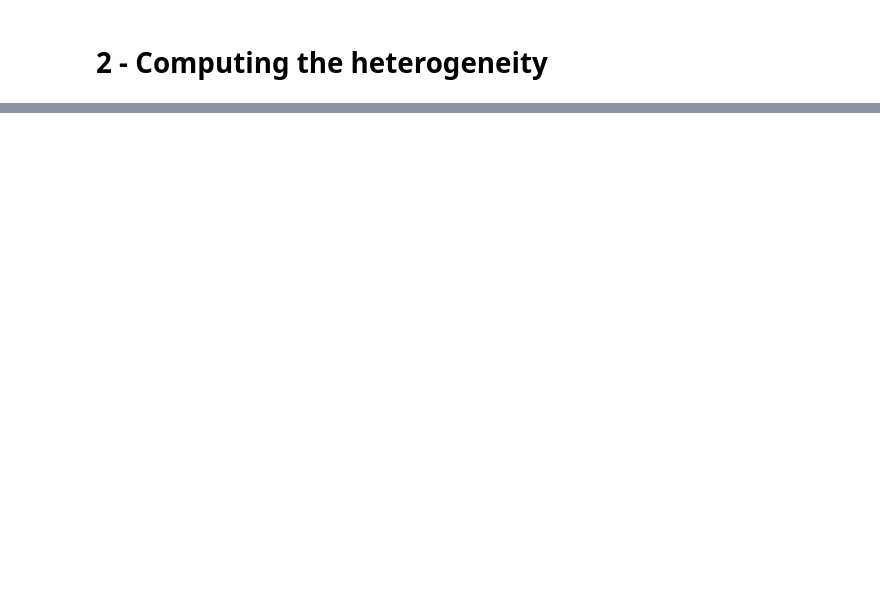
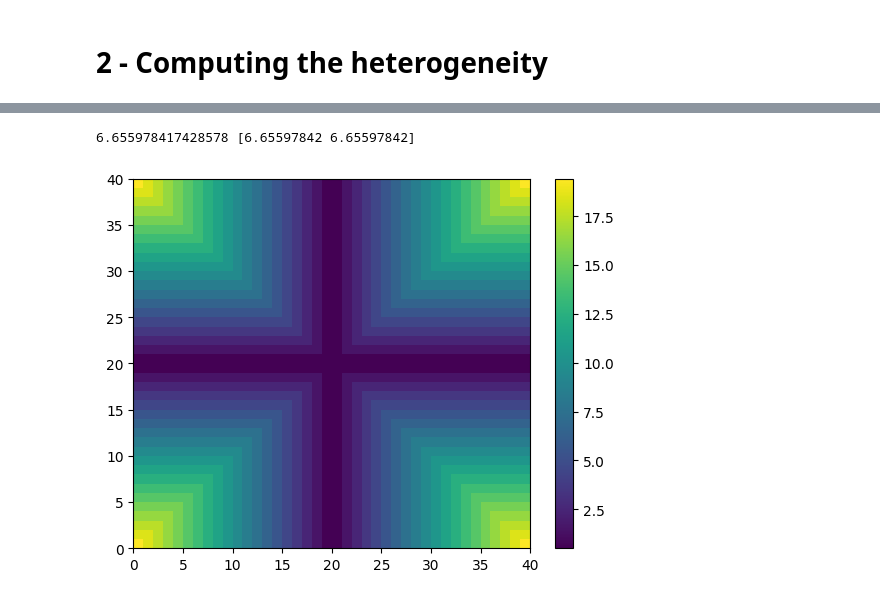
Before and after one commit to jolatechno/analyzing-and-modelling-voting-dynamics, a Jupyter notebook: optimal_transport/example/oth_example.ipynb, the cells around one changed output, grey strips where cells are left out. Drawn from its saved outputs; the diff is of its cells as text; code cells hidden in the pictures; blank space fills up the shorter version.

```diff
--- a/optimal_transport/example/oth_example.ipynb
+++ b/optimal_transport/example/oth_example.ipynb
@@ -51,0 +60,26 @@ _ = plt.pcolormesh(np.resize(results.local_heterogeneity, (size, size)))
+# %%
+""" Initializing the distribution """
+populations[:, :, :] = 0
+populations[0, :size//2, :size//2] = 1
+populations[0, size//2:, size//2:] = 1
+populations[1, size//2:, :size//2] = 1
+populations[1, :size//2, size//2:] = 1
+
+#populations[:, size//4:size*3//4, size//4:size*3//4] = .5
+
+#A, B = populations[:, size*5//8:size*7//8, size//8:size*3//8].copy(), populations[:, size//8:size*3//8, size//8:size*3//8].copy()
+#populations[:, size//8:size*3//8, size//8:size*3//8], populations[:, size*5//8:size*7//8, size//8:size*3//8] = A, B
+populations_flat = np.resize(populations, (num_categories, size*size))
+
+unitary_direction_matrix, distance_matrix = utils.compute_unitary_direction_matrix(coordinate_flat)
+results = oth.ot_heterogeneity_populations(
+	populations_flat, distance_matrix, unitary_direction_matrix,
+    #ot_emb_kwargs={'numItermax' : 20}
+)
+print(results.global_heterogeneity, results.global_heterogeneity_per_category)
+
+_ = plt.pcolormesh(np.resize(results.local_heterogeneity, (size, size)))
+_ = plt.colorbar()
+# %% [output]
+6.655978417428578 [6.65597842 6.65597842]
+[figure, added]
```
Also changed, not shown: parts of 4 cells of this notebook.
